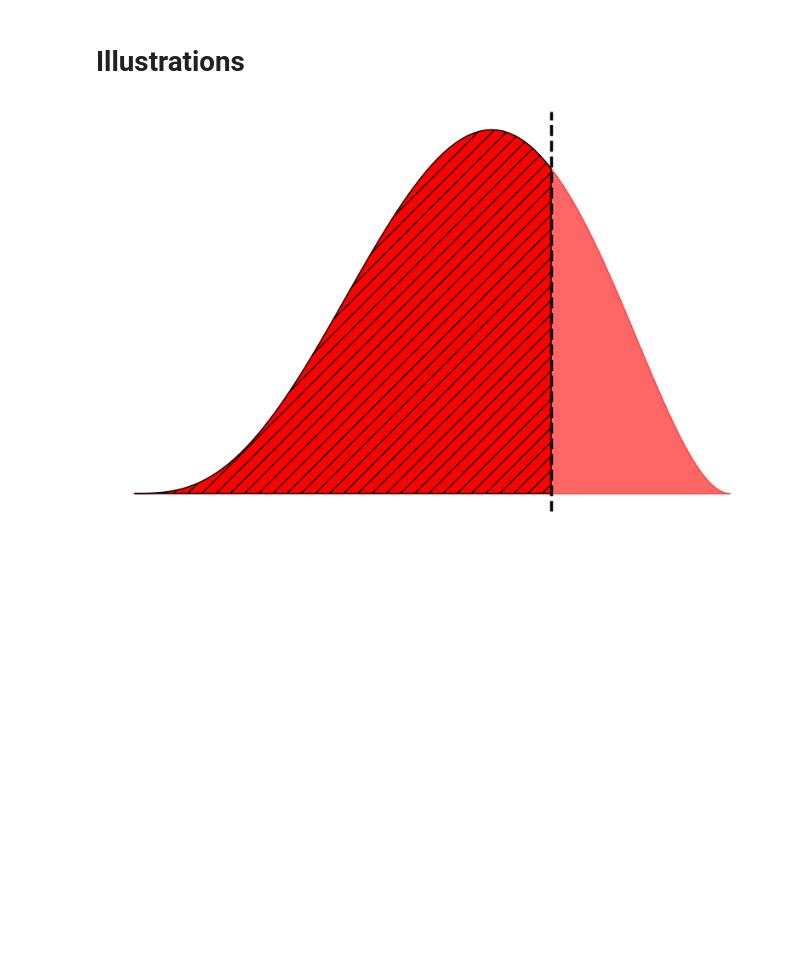
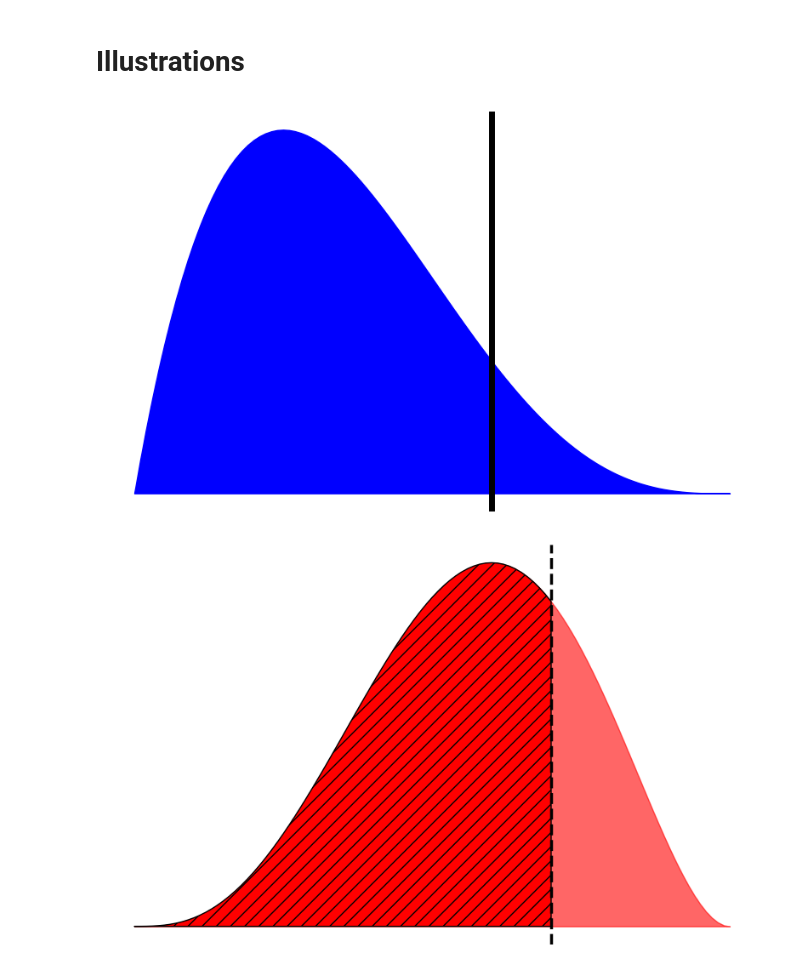
Before and after one commit to KrisNguyen135/Grokking-Bayes, a Jupyter notebook: ch03/01 - Tea vs. coffee in the continuous setting.ipynb, the cells around one changed output. Cells and saved outputs as stored; diff of their text form; code cells hidden in the pictures; blank space fills up the shorter version.

```diff
--- a/ch03/01 - Tea vs. coffee in the continuous setting.ipynb
+++ b/ch03/01 - Tea vs. coffee in the continuous setting.ipynb
@@ -75,6 +75,26 @@ beta.cdf(0.4, post_a, post_b)- beta.cdf(0.2, post_a, post_b)
 np.float64(0.16224000000000002)
 # %% [markdown]
 # Illustrations
+# %%
+plt.figure(figsize=(8, 5))
+
+# plt.fill_between(ps, 0, prior, color="blue", label="Prior", edgecolor="k")
+plt.fill_between(
+    ps,
+    beta(2, 4).pdf(ps),
+    color='blue',
+    # label='Posterior'
+)
+plt.fill_between(ps, posterior, color='red', alpha=0., hatch="//", edgecolor="k")
+plt.axvline(0.6, c="k", linewidth=5, label="Data")
+
+plt.axis("off")
+# plt.legend(frameon=False)
+
+plt.tight_layout()
+plt.show()
+# %% [output]
+[figure, added]
 # %%
 plt.figure(figsize=(8, 5))
 
```
Also changed, not shown: 7 other files.
